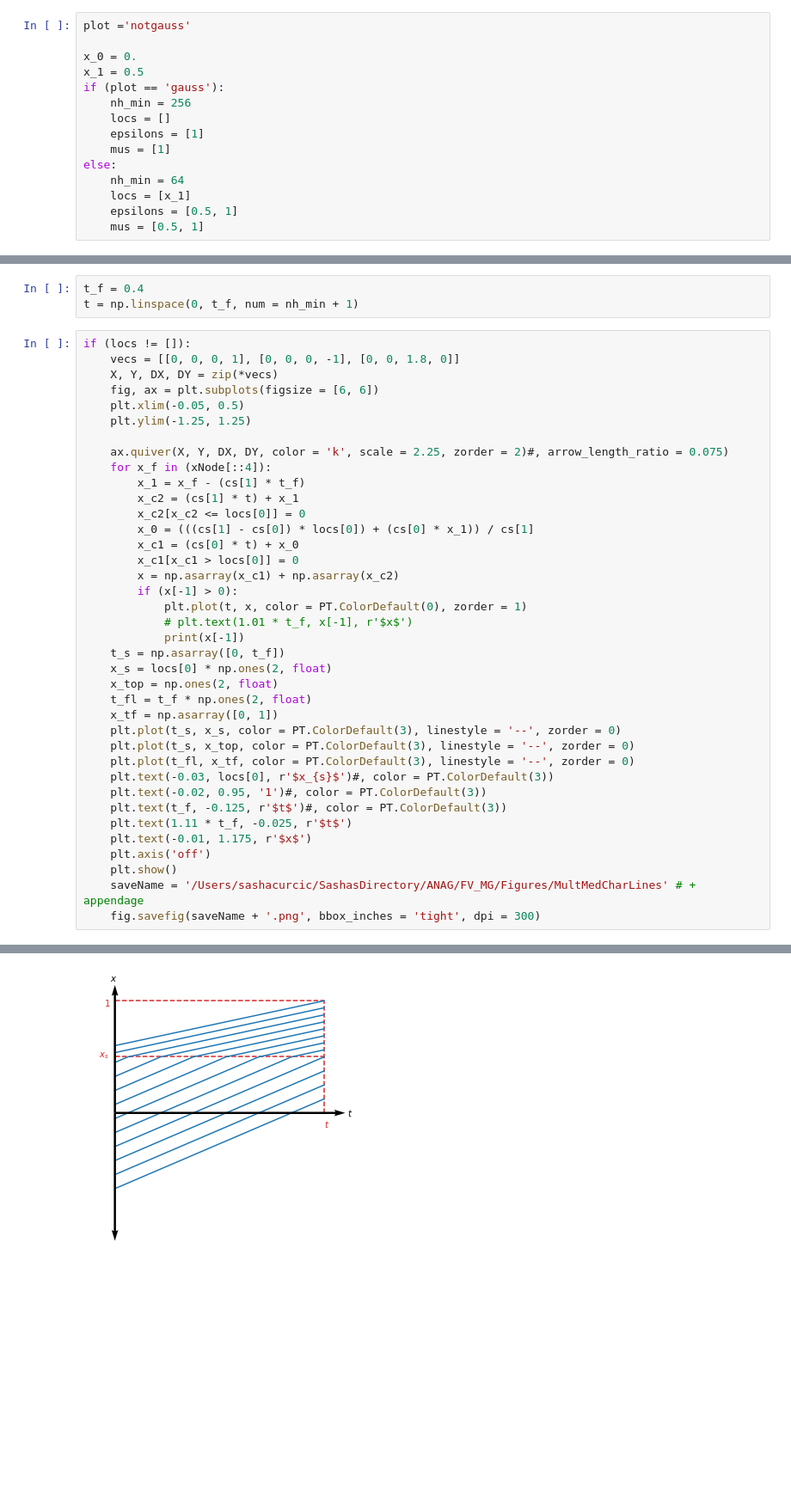
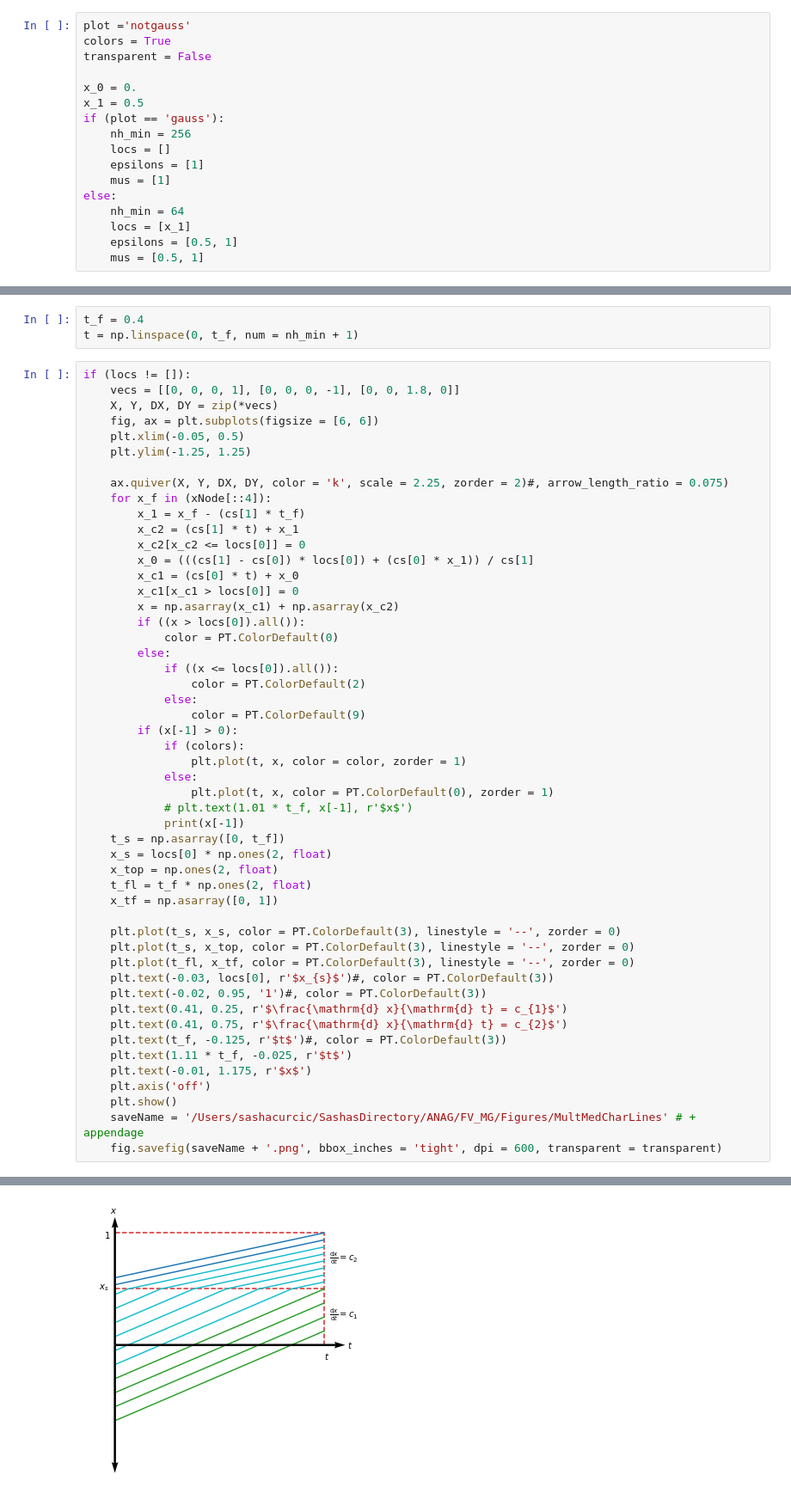
Before and after one commit to 88Sasha88/FV_MG, a Jupyter notebook: Modules/CharacteristicLinesUnitTest.ipynb, the cells around one changed output, grey strips where cells are left out. Shown at 86% size. Cells and saved outputs as stored; diff of their text form; blank space fills up the shorter version.

```diff
--- a/Modules/CharacteristicLinesUnitTest.ipynb
+++ b/Modules/CharacteristicLinesUnitTest.ipynb
@@ -29,6 +29,8 @@ display(HTML("<style>pre { white-space: pre !important; }</style>"))
 np.set_printoptions( linewidth = 10000, threshold = 100000)
 # %%
 plot ='notgauss'
+colors = True
+transparent = False
 
 x_0 = 0.
 x_1 = 0.5
@@ -82,38 +90,51 @@ if (locs != []):
         x_c1 = (cs[0] * t) + x_0
         x_c1[x_c1 > locs[0]] = 0
         x = np.asarray(x_c1) + np.asarray(x_c2)
+        if ((x > locs[0]).all()):
+            color = PT.ColorDefault(0)
+        else:
+            if ((x <= locs[0]).all()):
+                color = PT.ColorDefault(2)
+            else:
+                color = PT.ColorDefault(9)
         if (x[-1] > 0):
-            plt.plot(t, x, color = PT.ColorDefault(0), zorder = 1)
+            if (colors):
+                plt.plot(t, x, color = color, zorder = 1)
+            else:
+                plt.plot(t, x, color = PT.ColorDefault(0), zorder = 1)
             # plt.text(1.01 * t_f, x[-1], r'$x$')
             print(x[-1])
     t_s = np.asarray([0, t_f])
     x_s = locs[0] * np.ones(2, float)
     x_top = np.ones(2, float)
     t_fl = t_f * np.ones(2, float)
     x_tf = np.asarray([0, 1])
+
     plt.plot(t_s, x_s, color = PT.ColorDefault(3), linestyle = '--', zorder = 0)
     plt.plot(t_s, x_top, color = PT.ColorDefault(3), linestyle = '--', zorder = 0)
     plt.plot(t_fl, x_tf, color = PT.ColorDefault(3), linestyle = '--', zorder = 0)
     plt.text(-0.03, locs[0], r'$x_{s}$')#, color = PT.ColorDefault(3))
     plt.text(-0.02, 0.95, '1')#, color = PT.ColorDefault(3))
+    plt.text(0.41, 0.25, r'$\frac{\mathrm{d} x}{\mathrm{d} t} = c_{1}$')
+    plt.text(0.41, 0.75, r'$\frac{\mathrm{d} x}{\mathrm{d} t} = c_{2}$')
     plt.text(t_f, -0.125, r'$t$')#, color = PT.ColorDefault(3))
     plt.text(1.11 * t_f, -0.025, r'$t$')
     plt.text(-0.01, 1.175, r'$x$')
     plt.axis('off')
     plt.show()
     saveName = '/Users/sashacurcic/SashasDirectory/ANAG/FV_MG/Figures/MultMedCharLines' # + appendage
-    fig.savefig(saveName + '.png', bbox_inches = 'tight', dpi = 300)
+    fig.savefig(saveName + '.png', bbox_inches = 'tight', dpi = 600, transparent = transparent)
 # %% [output]
 0.125
 0.25
 0.375
 0.5
 0.5625
 0.625
 0.6875
 0.75
 0.8125
 0.875
 0.9375
 1.0
-[figure, old version]
+[figure, new version]
```
Also changed, not shown: parts of 5 cells of this notebook, 7 other files.
